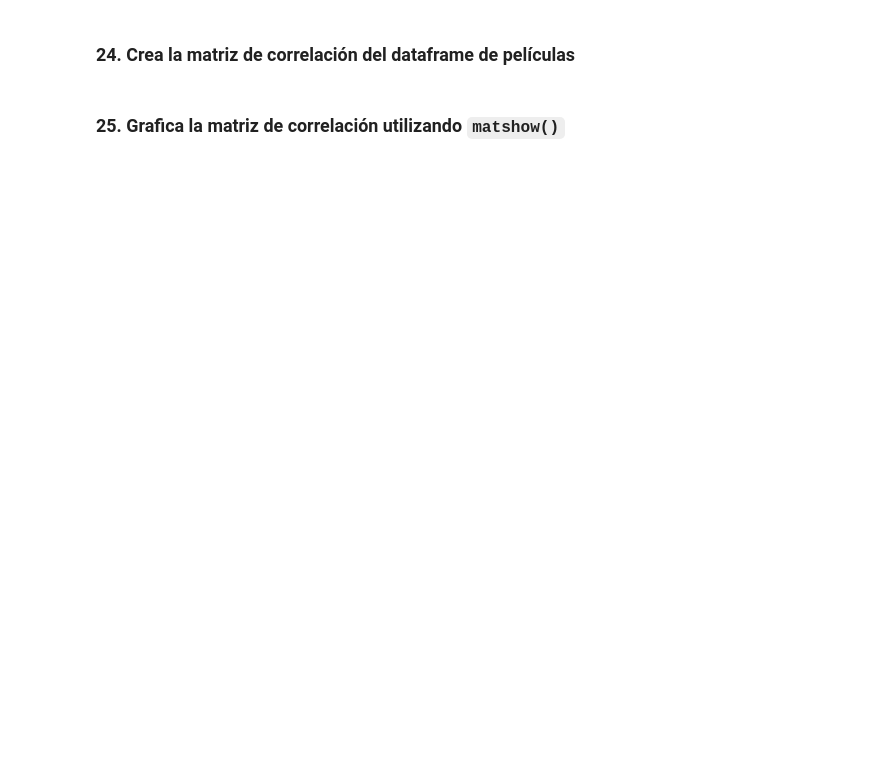
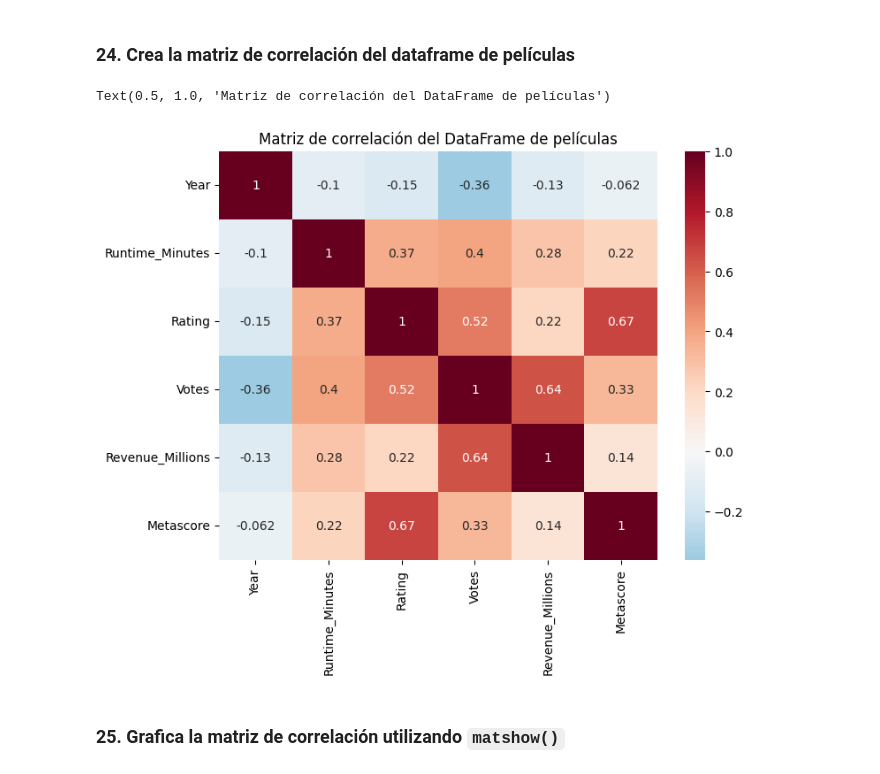
Before and after one commit to ettcal/limpieza_datos_y_eda, a Jupyter notebook: 2_eda_imdb.ipynb, the cells around one changed output. Cells and saved outputs as stored; diff of their text form; code cells hidden in the pictures; blank space fills up the shorter version.

```diff
--- a/2_eda_imdb.ipynb
+++ b/2_eda_imdb.ipynb
@@ -88,4 +323,16 @@ df.tail(2)
 # %% [markdown]
 ### 24. Crea la matriz de correlación del dataframe de películas
+# %%
+import seaborn as sns
+
+df_corr = df[['Year', 'Runtime_Minutes', 'Rating', 'Votes', 'Revenue_Millions', 'Metascore']].corr()
+df_corr
+
+plt.figure(figsize=(8, 6))
+sns.heatmap(df_corr, annot=True, cmap='RdBu_r', center=0)
+plt.title('Matriz de correlación del DataFrame de películas')
+# %% [output]
+Text(0.5, 1.0, 'Matriz de correlación del DataFrame de películas')
+[figure, added]
 # %% [markdown]
 ### 25. Grafica la matriz de correlación utilizando `matshow()`
```
Also changed, not shown: parts of 30 cells of this notebook.
